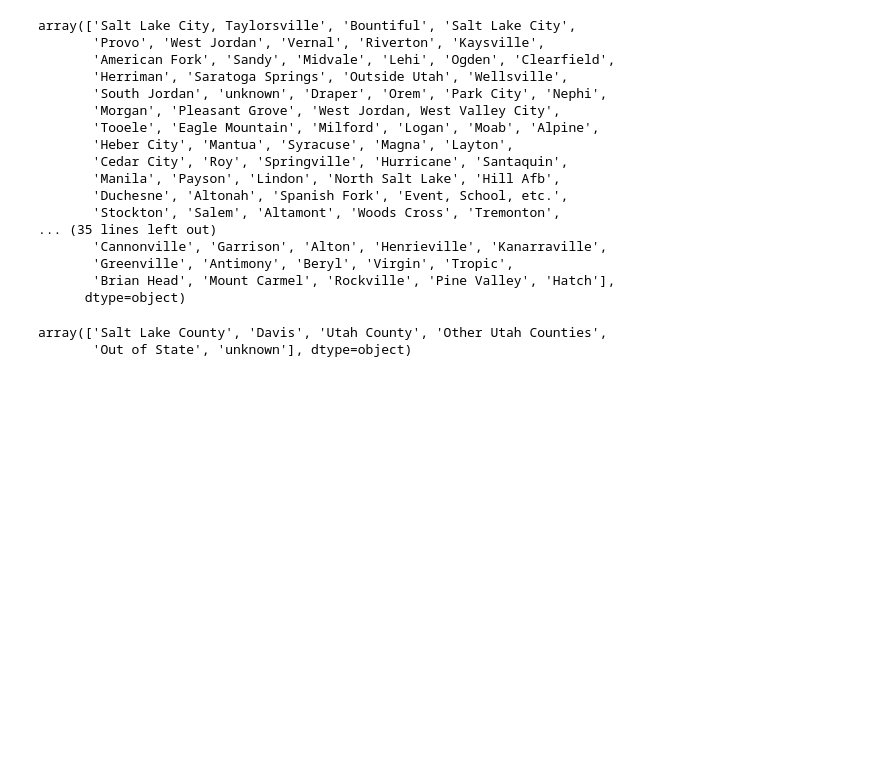
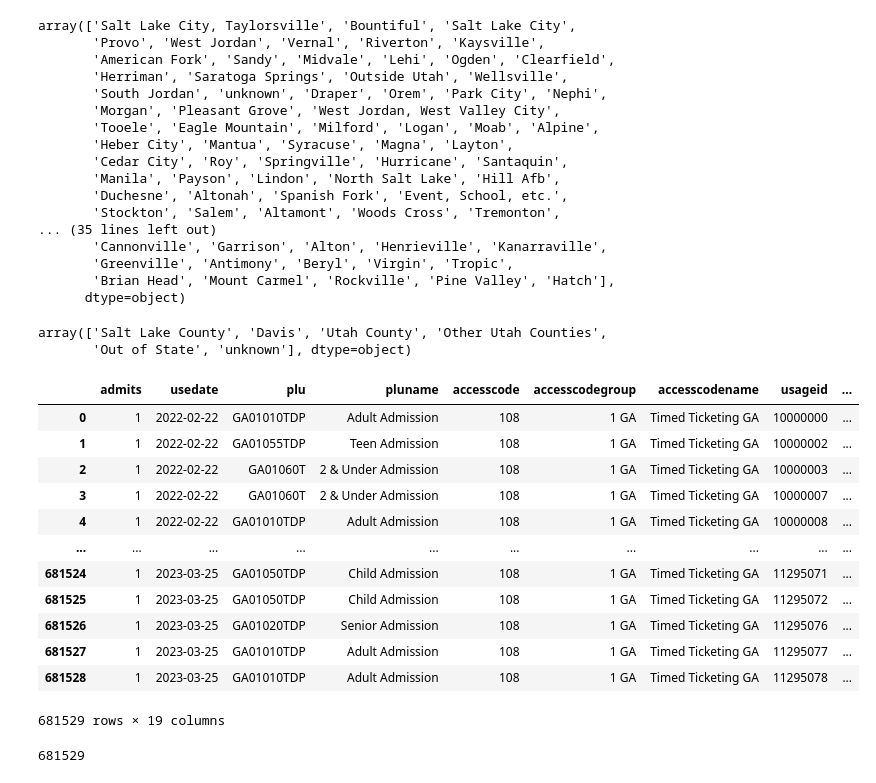
Before and after one commit to CamHauver/Attendance_Model, a Jupyter notebook: clean_filtered_attendance_data.ipynb, the cells around one changed output. Cells and saved outputs as stored; diff of their text form; code cells hidden in the pictures; blank space fills up the shorter version.

```diff
--- a/clean_filtered_attendance_data.ipynb
+++ b/clean_filtered_attendance_data.ipynb
@@ -59,4 +60,4 @@ maingroup          object
 dtype: object
 # %%
 #Convert usedate column to datetime datatype
-pd.to_datetime(attendance_df.usedate)
+attendance_df['usedate'] = pd.to_datetime(attendance_df.usedate)
@@ -76,3 +64,3 @@ Name: usedate, Length: 943902, dtype: datetime64[ns]
 # %%
 #Convert saledatetime to datetime datatype
-pd.to_datetime(attendance_df.saledatetime)
+attendance_df['saledatetime'] = pd.to_datetime(attendance_df.saledatetime, format='%Y-%m-%d %H:%M:%S', errors='coerce')
@@ -92 +67,5 @@ Name: saledatetime, Length: 943902, dtype: datetime64[ns]
+# %%
+attendance_df['year'] = attendance_df['saledatetime'].dt.year
+attendance_df['month'] = attendance_df['saledatetime'].dt.month
+attendance_df['day'] = attendance_df['saledatetime'].dt.day
 # %%
@@ -102,3 +81,4 @@ attendance_df.saledatetime.max()
 # %%
 #Filter dataframe to include data after 2021 only
 date_filtered_attendance_df = attendance_df[(attendance_df['saledatetime'] > '2021-01-01')]
+date_filtered_attendance_df.reset_index(drop=True, inplace=True)
@@ -255,3 +245,27 @@ date_filtered_attendance_df.maingroup.unique()
 # %% [output]
 array(['Salt Lake County', 'Davis', 'Utah County', 'Other Utah Counties',
        'Out of State', 'unknown'], dtype=object)
+# %%
+#Filter dataframe to include only general admission ('1 GA') and membership ticketing ('3 Members', 'FAM MEM'), excluding all other transactions.
+membership_ga_filtered_attendance_df = date_filtered_attendance_df[date_filtered_attendance_df['accesscodegroup'].isin(['1 GA', '3 Members', 'FAM MEM'])]
+membership_ga_filtered_attendance_df.reset_index(drop=True, inplace=True)
+membership_ga_filtered_attendance_df
+# %% [output]
+|  | admits | usedate | plu | pluname | accesscode | accesscodegroup | accesscodename | usageid | ... |
+| 0 | 1 | 2022-02-22 | GA01010TDP | Adult Admission | 108 | 1 GA | Timed Ticketing GA | 10000000 | ... |
+| 1 | 1 | 2022-02-22 | GA01055TDP | Teen Admission | 108 | 1 GA | Timed Ticketing GA | 10000002 | ... |
+| 2 | 1 | 2022-02-22 | GA01060T | 2 & Under Admission | 108 | 1 GA | Timed Ticketing GA | 10000003 | ... |
+| 3 | 1 | 2022-02-22 | GA01060T | 2 & Under Admission | 108 | 1 GA | Timed Ticketing GA | 10000007 | ... |
+| 4 | 1 | 2022-02-22 | GA01010TDP | Adult Admission | 108 | 1 GA | Timed Ticketing GA | 10000008 | ... |
+| ... | ... | ... | ... | ... | ... | ... | ... | ... | ... |
+| 681524 | 1 | 2023-03-25 | GA01050TDP | Child Admission | 108 | 1 GA | Timed Ticketing GA | 11295071 | ... |
+| 681525 | 1 | 2023-03-25 | GA01050TDP | Child Admission | 108 | 1 GA | Timed Ticketing GA | 11295072 | ... |
+| 681526 | 1 | 2023-03-25 | GA01020TDP | Senior Admission | 108 | 1 GA | Timed Ticketing GA | 11295076 | ... |
+| 681527 | 1 | 2023-03-25 | GA01010TDP | Adult Admission | 108 | 1 GA | Timed Ticketing GA | 11295077 | ... |
+| 681528 | 1 | 2023-03-25 | GA01010TDP | Adult Admission | 108 | 1 GA | Timed Ticketing GA | 11295078 | ... |
+681529 rows × 19 columns
+# %%
+membership_ga_row_count = len(membership_ga_filtered_attendance_df)
+membership_ga_row_count
+# %% [output]
+681529
```
Also changed, not shown: parts of 44 cells of this notebook, 1 other file.
